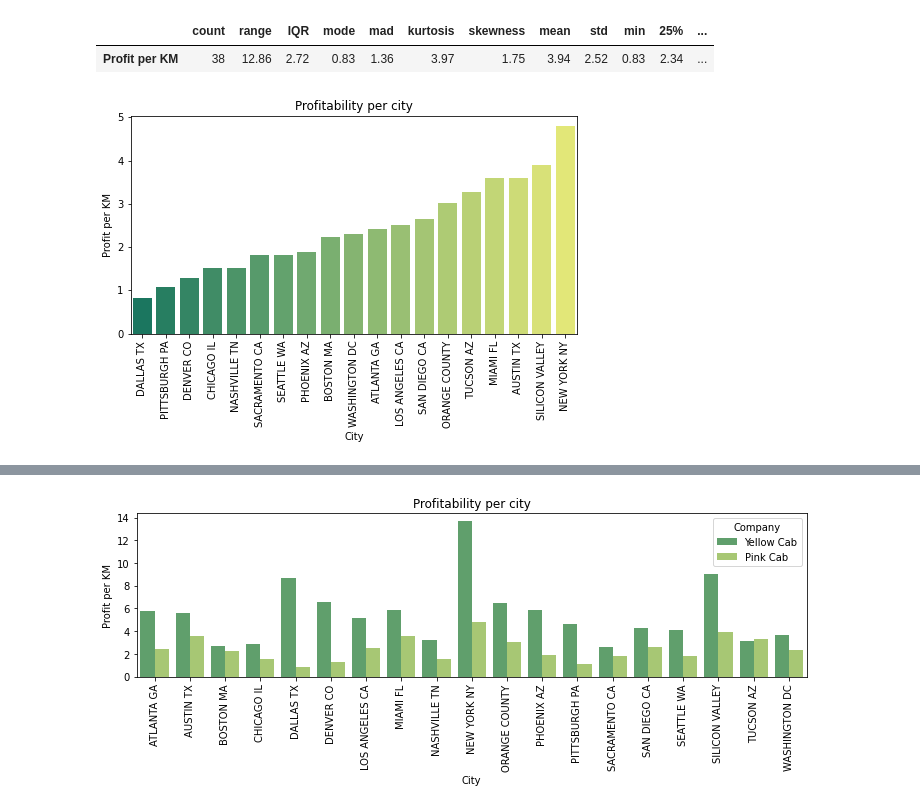
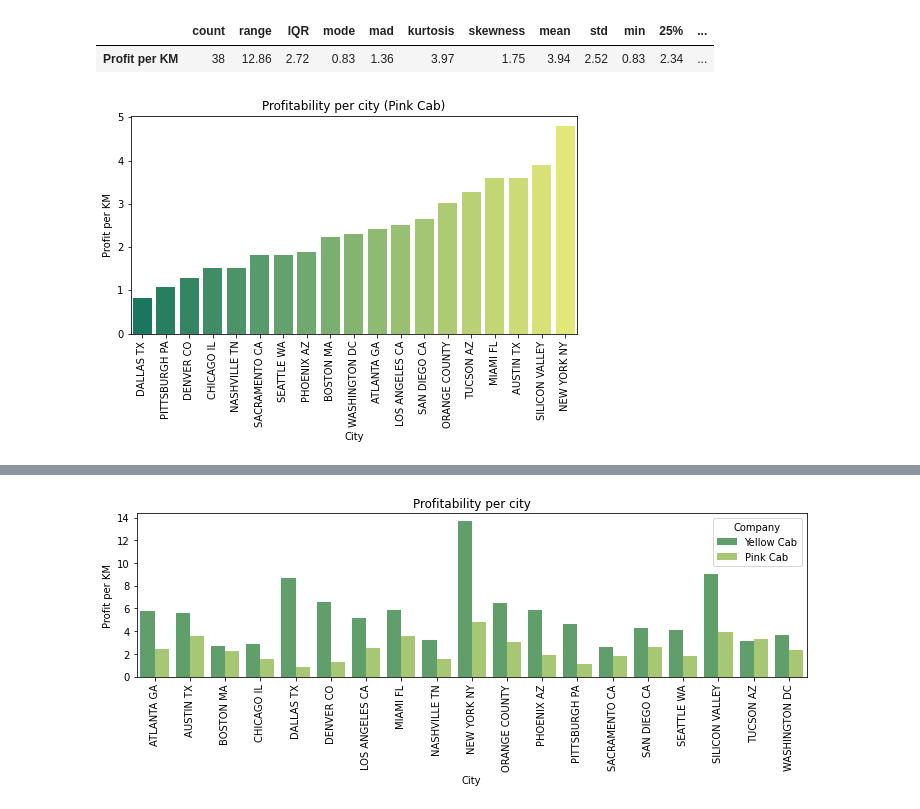
Before and after one commit to Rim-B/Cab_Investment, a Jupyter notebook: Cab Investment EDA.ipynb, the cells around one changed output, grey strips where cells are left out. Saved outputs shown, nothing was run; the diff lists cells and outputs as text; code cells hidden in the pictures.

```diff
--- a/Cab Investment EDA.ipynb
+++ b/Cab Investment EDA.ipynb
@@ -314,5 +304,3 @@ city_surfaces = pd.DataFrame.from_dict(city_surfaces_dictio)
-# %%
-City_Data = City_Data.merge(city_surfaces)
 # %% [markdown]
 ## Customer_Data <a class="anchor" id="Customer_Data"></a>
 # %% [markdown]
@@ -515,7 +505,7 @@ Correlation_graph(df_dummy,df_dummy.columns.tolist(), figsize=[25,20])
 # %%
 City_Company_df = Dataset.groupby(["City","Company"]
                                  ).agg({"Users":np.mean,"Population":np.mean,"Users ratio":np.mean,
-                                        "Surface":np.mean,"Customer ID":len,"Cost per KM":np.mean,
+                                        "Customer ID":len,"Cost per KM":np.mean,
                                         "Profit per KM":np.mean,"Price per KM":np.mean
                                        }).reset_index()
 City_Company_df = City_Company_df.rename(columns={'Customer ID':'Transactions','Users':'Demand'})
@@ -555,13 +573,14 @@ Statistical_description(df)
 |  | count | range | IQR | mode | mad | kurtosis | skewness | mean | std | min | 25% | ... |
 | Profit per KM | 38 | 12.86 | 2.72 | 0.83 | 1.36 | 3.97 | 1.75 | 3.94 | 2.52 | 0.83 | 2.34 | ... |
 # %%
-df = City_Company_df[City_Company_df["Company"]=='Pink Cab'].groupby('City').agg({'Profit per KM':np.mean}).reset_index()
+Cab = 'Pink Cab'
+df = City_Company_df[City_Company_df["Company"]==Cab].groupby('City').agg({'Profit per KM':np.mean}).reset_index()
 df = df.sort_values('Profit per KM',ascending=True)
 
 plt.figure(figsize=(8,4))
 sns.barplot(x= 'City', y="Profit per KM",data=df,palette='summer')
-plt.title('Profitability per city')
+plt.title('Profitability per city ({})'.format(Cab) )
 plt.xticks(rotation=90)
 plt.show()
 # %% [output]
-[figure, old version]
+[figure, new version]
```
Also changed, not shown: parts of 38 cells of this notebook, 1 other file.
